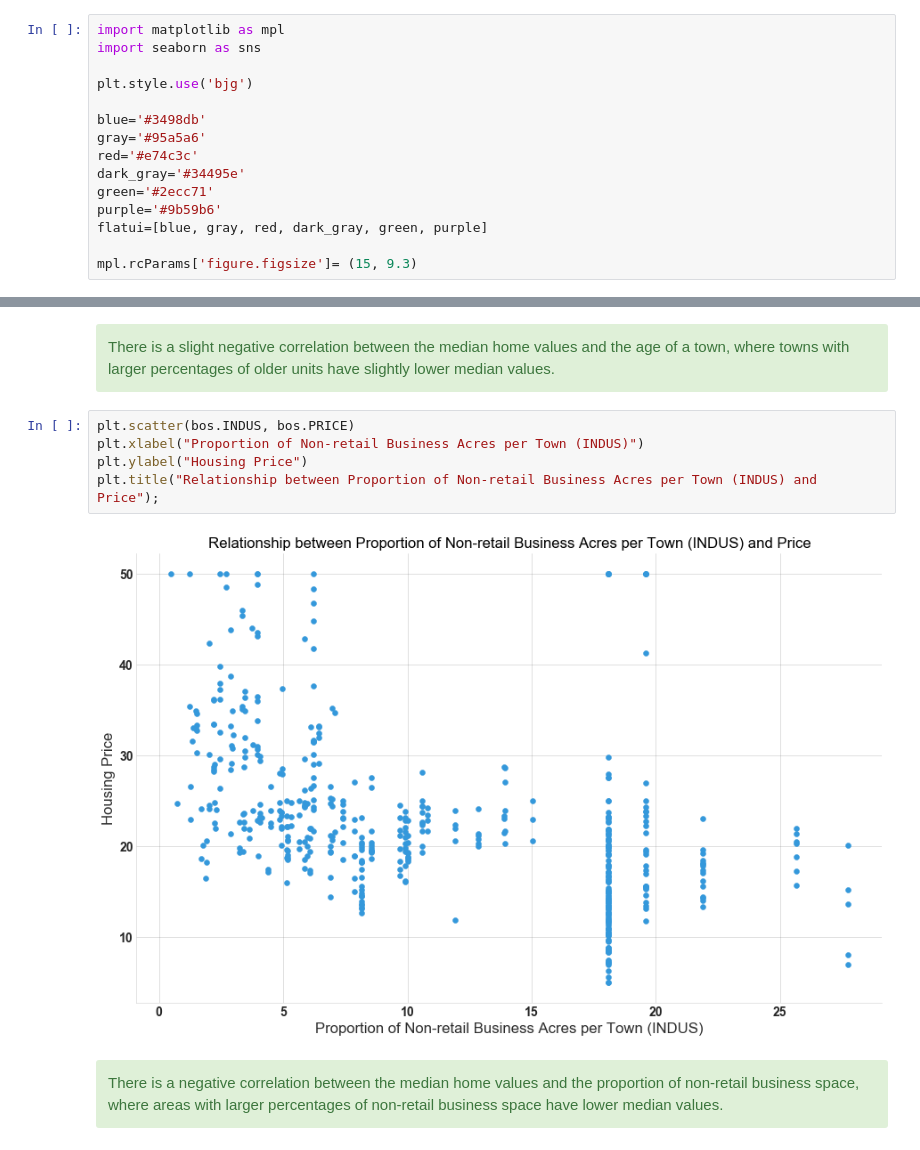
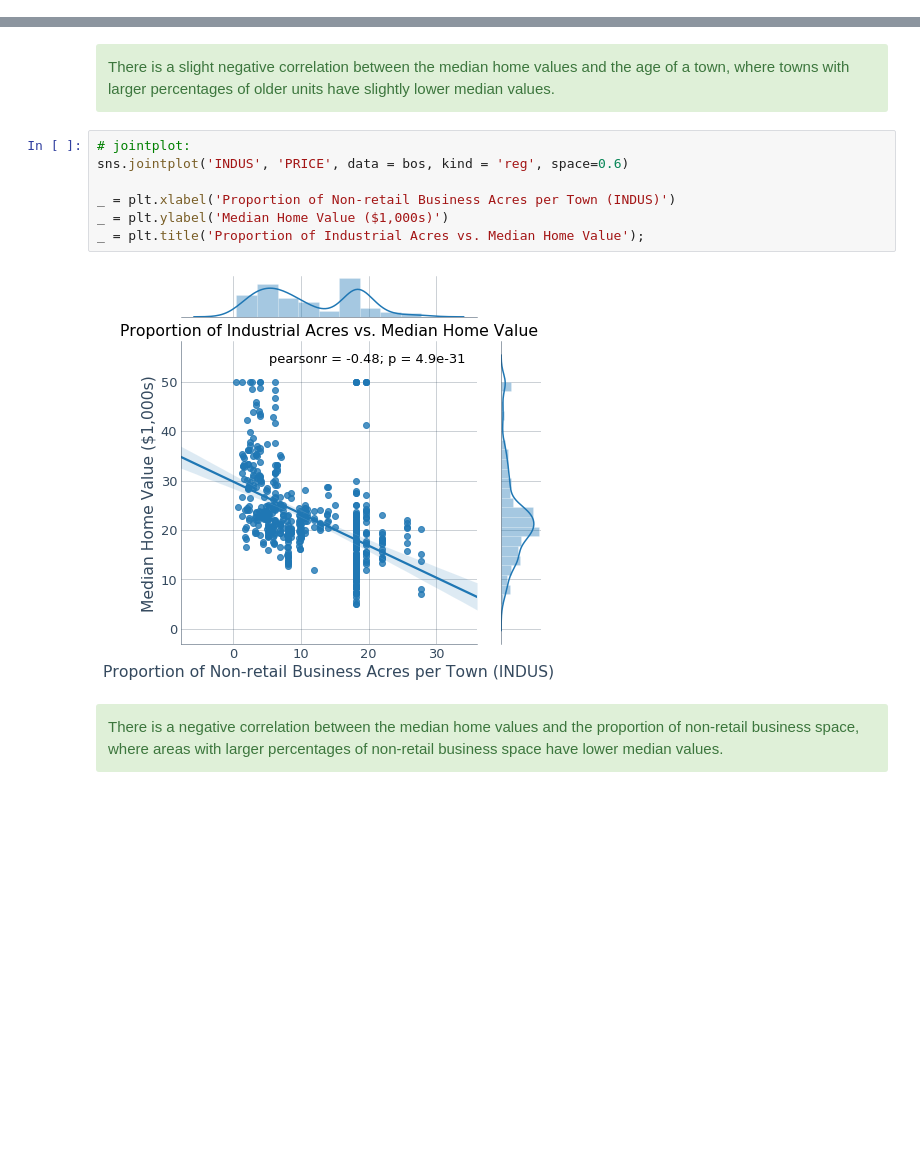
Before and after one commit to b-gibbs/data_science, a Jupyter notebook: Machine Learning/Linear Regression/Mini_Project_Linear_Regression.ipynb, the cells around one changed output, grey strips where cells are left out. Drawn from its saved outputs; the diff is of its cells as text; blank space fills up the shorter version.

Commit message:
Update to Boston Housing homework

```diff
--- a/Machine Learning/Linear Regression/Mini_Project_Linear_Regression.ipynb
+++ b/Machine Learning/Linear Regression/Mini_Project_Linear_Regression.ipynb
@@ -24,18 +24,3 @@ import pandas as pd
 import scipy.stats as stats
 import matplotlib.pyplot as plt
 import sklearn
-# %%
-import matplotlib as mpl
-import seaborn as sns
-
-plt.style.use('bjg')
-
-blue='#3498db'
-gray='#95a5a6'
-red='#e74c3c'
-dark_gray='#34495e'
-green='#2ecc71'
-purple='#9b59b6'
-flatui=[blue, gray, red, dark_gray, green, purple]
-
-mpl.rcParams['figure.figsize']= (15, 9.3)
@@ -354,12 +451,14 @@ plt.title("Relationship between AGE and Price");
 There is a slight negative correlation between the median home values and the age of a town, where towns with larger percentages of older units have slightly lower median values.
 </div>
 # %%
-plt.scatter(bos.INDUS, bos.PRICE)
-plt.xlabel("Proportion of Non-retail Business Acres per Town (INDUS)")
-plt.ylabel("Housing Price")
-plt.title("Relationship between Proportion of Non-retail Business Acres per Town (INDUS) and Price");
+# jointplot:
+sns.jointplot('INDUS', 'PRICE', data = bos, kind = 'reg', space=0.6)
+
+_ = plt.xlabel('Proportion of Non-retail Business Acres per Town (INDUS)')
+_ = plt.ylabel('Median Home Value ($1,000s)')
+_ = plt.title('Proportion of Industrial Acres vs. Median Home Value');
 # %% [output]
-[figure, old version]
+[figure, new version]
 # %% [markdown]
 <div class="alert alert-success">
 There is a negative correlation between the median home values and the proportion of non-retail business space, where areas with larger percentages of non-retail business space have lower median values.
```
Also changed, not shown: parts of 59 cells of this notebook, 10 other files.
